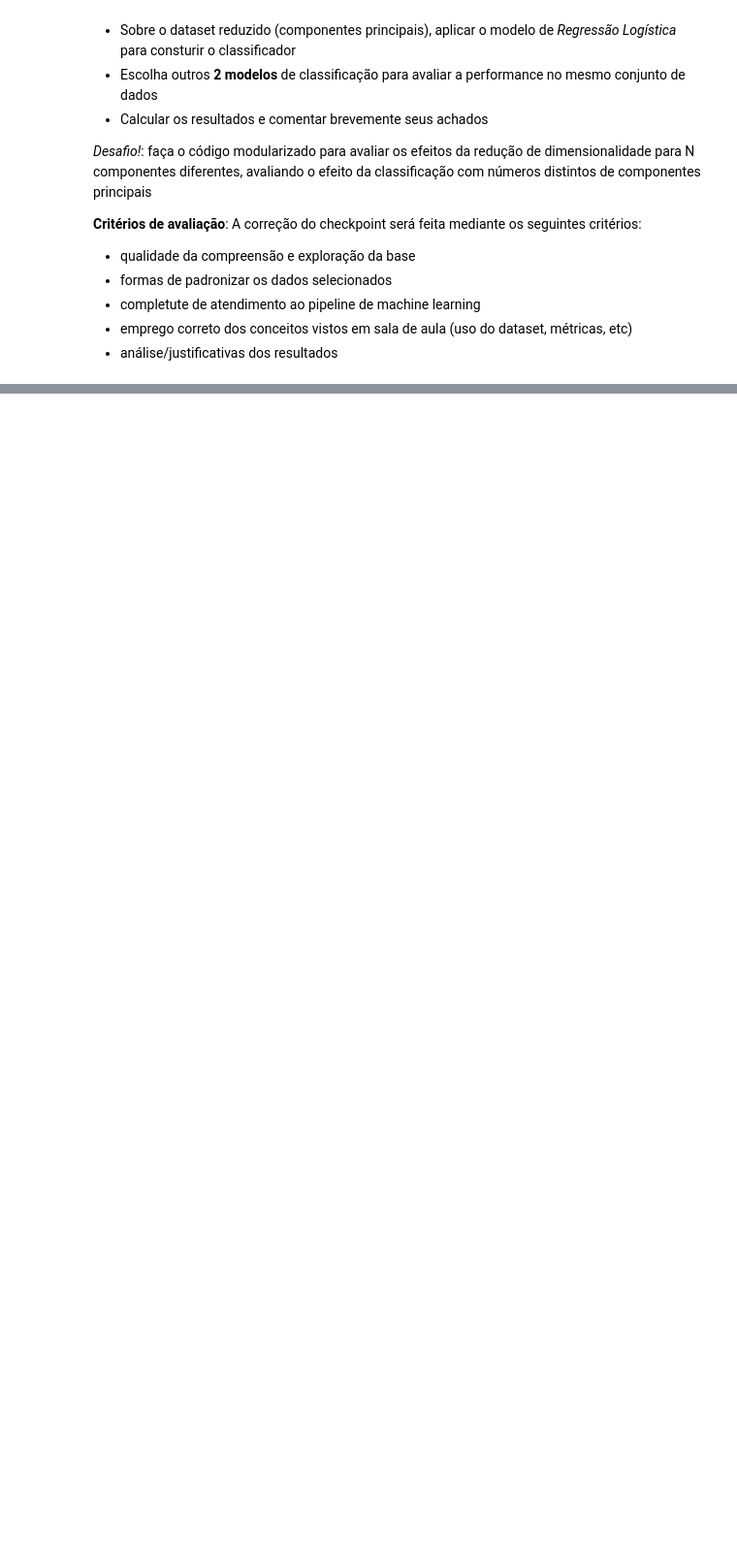
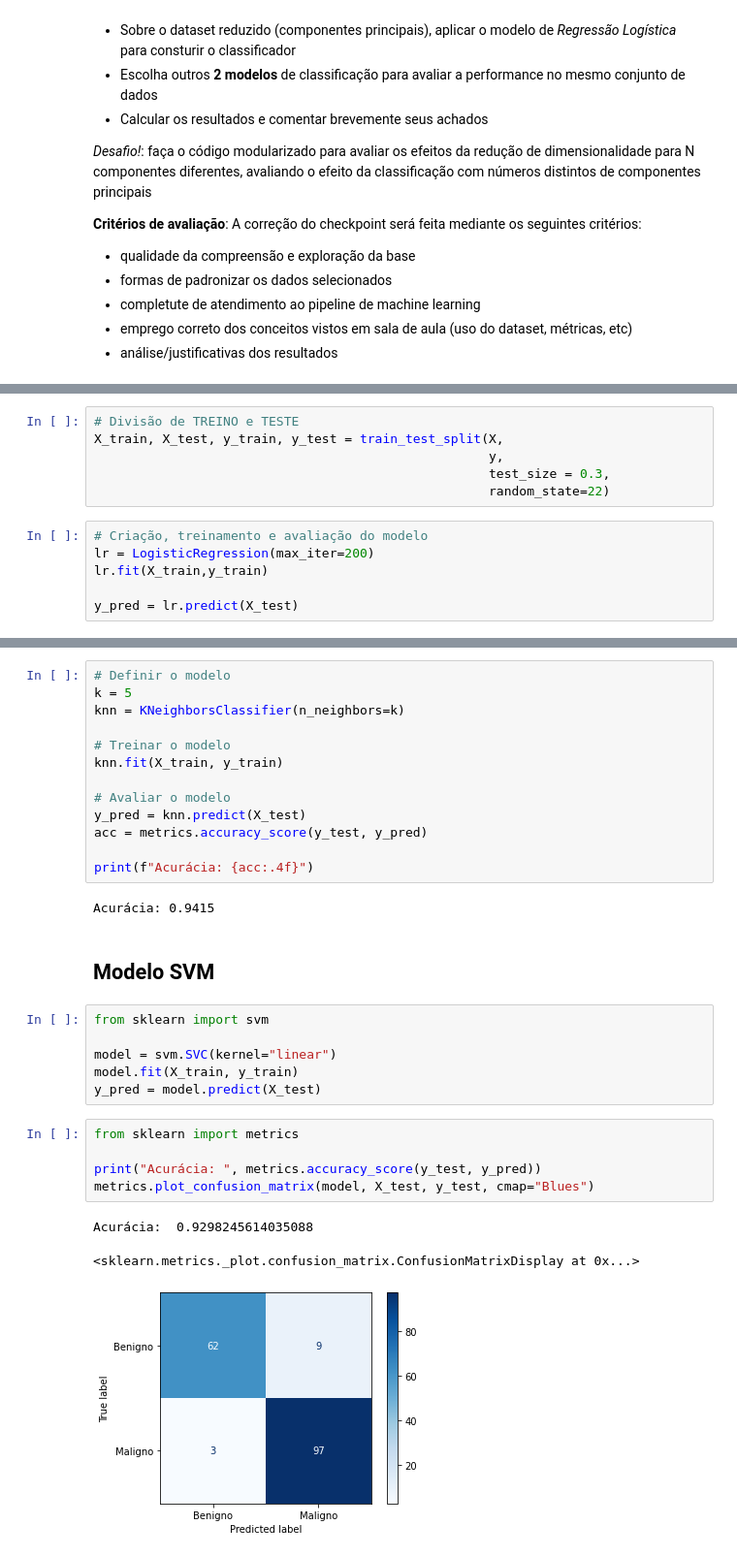
Before and after one commit to KndHvH/367, a Jupyter notebook: FIAP/MachineLearning/s2/checkpoint/4/ML - Checkpoint4 - NOME.ipynb, the cells around one changed output, grey strips where cells are left out. Shown at 97% size. Saved outputs shown, nothing was run; the diff lists cells and outputs as text; blank space fills up the shorter version.

```diff
--- a/FIAP/MachineLearning/s2/checkpoint/4/ML - Checkpoint4 - NOME.ipynb
+++ b/FIAP/MachineLearning/s2/checkpoint/4/ML - Checkpoint4 - NOME.ipynb
@@ -37,0 +216,12 @@ Para isso, você deve:
+# %%
+# Divisão de TREINO e TESTE
+X_train, X_test, y_train, y_test = train_test_split(X,
+                                                    y,
+                                                    test_size = 0.3,
+                                                    random_state=22)
+# %%
+# Criação, treinamento e avaliação do modelo
+lr = LogisticRegression(max_iter=200)
+lr.fit(X_train,y_train)
+
+y_pred = lr.predict(X_test)
@@ -37,0 +245,32 @@ Para isso, você deve:
+# %%
+# Definir o modelo
+k = 5
+knn = KNeighborsClassifier(n_neighbors=k)
+
+# Treinar o modelo
+knn.fit(X_train, y_train)
+
+# Avaliar o modelo
+y_pred = knn.predict(X_test)
+acc = metrics.accuracy_score(y_test, y_pred)
+
+print(f"Acurácia: {acc:.4f}")
+# %% [output]
+Acurácia: 0.9415
+# %% [markdown]
+## Modelo SVM
+# %%
+from sklearn import svm
+
+model = svm.SVC(kernel="linear")
+model.fit(X_train, y_train)
+y_pred = model.predict(X_test)
+# %%
+from sklearn import metrics
+
+print("Acurácia: ", metrics.accuracy_score(y_test, y_pred))
+metrics.plot_confusion_matrix(model, X_test, y_test, cmap="Blues")
+# %% [output]
+Acurácia:  0.9298245614035088
+<sklearn.metrics._plot.confusion_matrix.ConfusionMatrixDisplay at 0x...>
+[figure, added]
```
Also changed, not shown: parts of 21 cells of this notebook, 1 other file.
